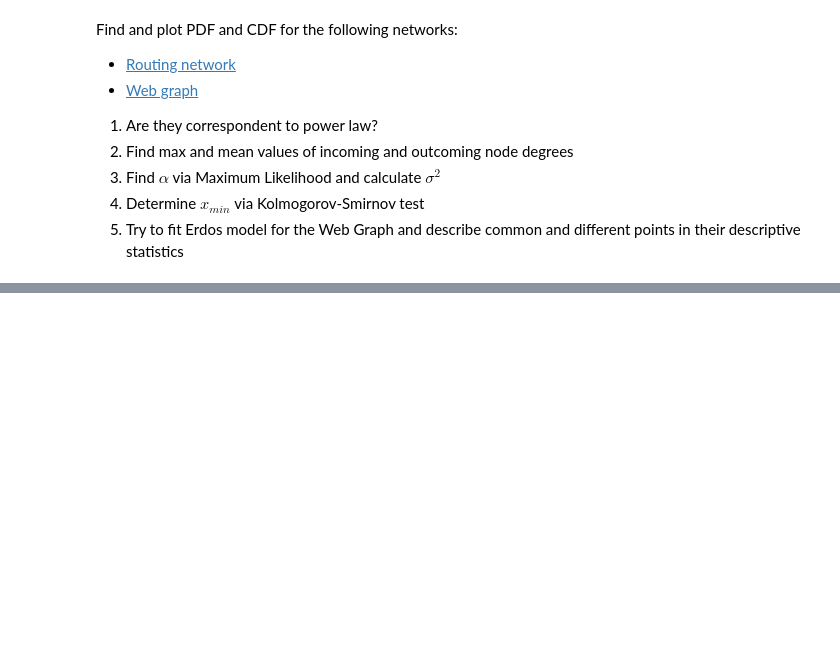
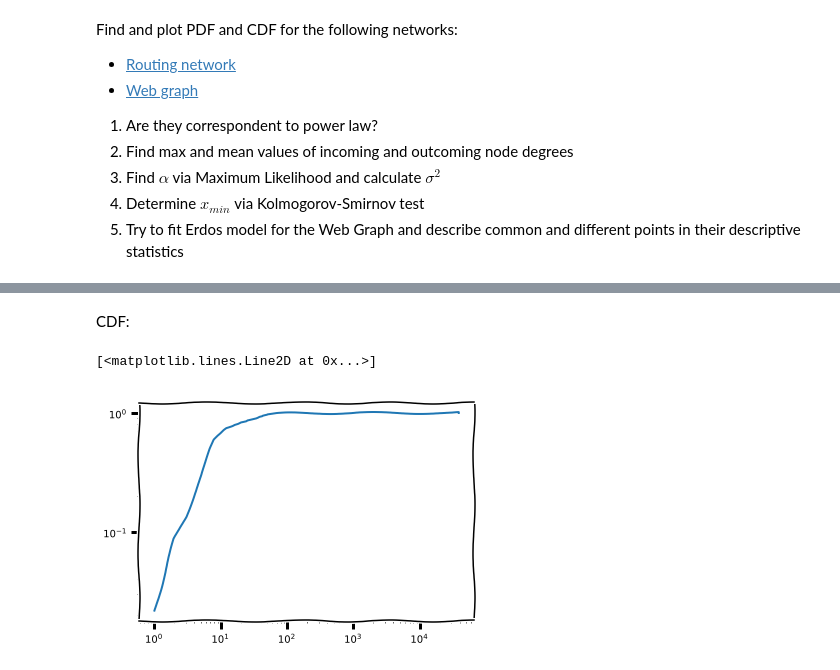
Before and after one commit to mdldml/hse-term2-network-science, a Jupyter notebook: Homeworks/00_01._networks_ha1.ipynb, the cells around one changed output, grey strips where cells are left out. Saved outputs shown, nothing was run; the diff lists cells and outputs as text; code cells hidden in the pictures; blank space fills up the shorter version.

```diff
--- a/Homeworks/00_01._networks_ha1.ipynb
+++ b/Homeworks/00_01._networks_ha1.ipynb
@@ -52,0 +140,8 @@ Find and plot PDF and CDF for the following networks:
+# %% [markdown]
+CDF:
+# %%
+freqs_cumulative = get_freqs_cumulative(degrees)
+plt.loglog(sorted(freqs_cumulative.keys()), [freqs_cumulative[key] for key in sorted(freqs_cumulative.keys())])
+# %% [output]
+[<matplotlib.lines.Line2D at 0x...>]
+[figure, added]
```
Also changed, not shown: parts of 52 cells of this notebook, 3 other files.
